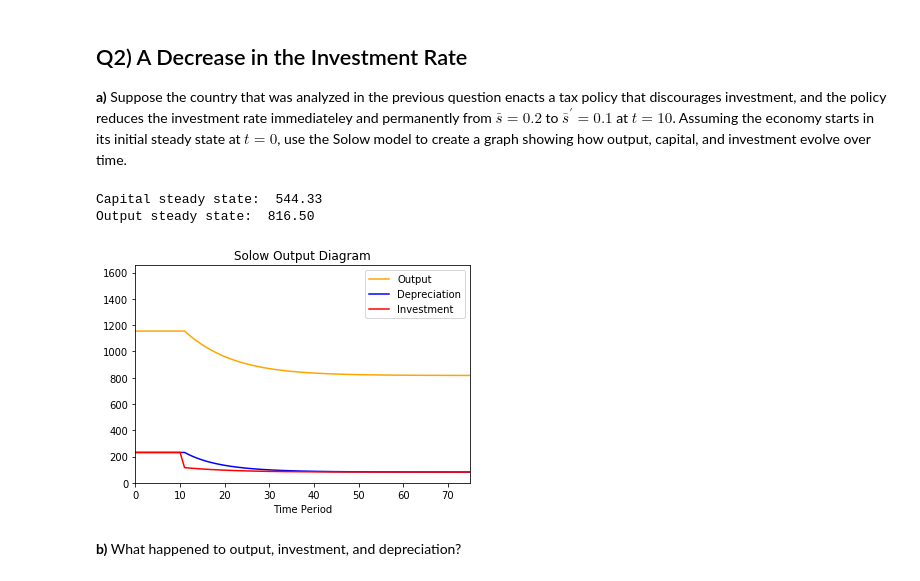
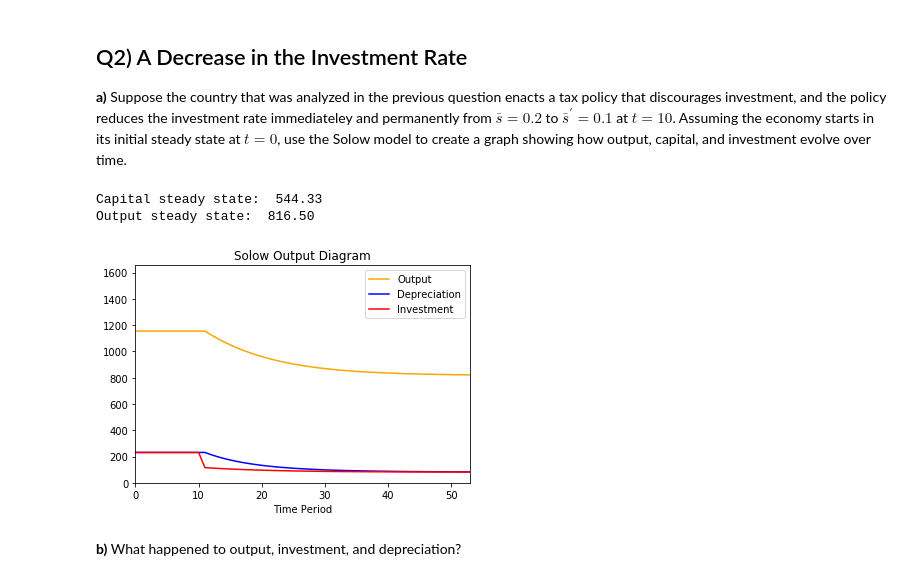
Before and after one commit to dylanjm/econ_381_development, a Jupyter notebook: solution_versions/chapter_05_solutions.ipynb, the cells around one changed output. Saved outputs shown, nothing was run; the diff lists cells and outputs as text; code cells hidden in the pictures.

```diff
--- a/solution_versions/chapter_05_solutions.ipynb
+++ b/solution_versions/chapter_05_solutions.ipynb
@@ -324,35 +372,35 @@ for i in range(0, 10):
     depreciation = np.append(depreciation, d * capital[i])
     change_in_capital = np.append(change_in_capital, investment[i] - depreciation[i])
 
 
 s = .1
-epsilon = 1
+epsilon = 10
 
 while (abs(capital[i] - K_star(L, s, d, A, alpha))) >epsilon:
     i += 1
     time = np.append(time, i)
     capital = np.append(capital, capital[i - 1] + change_in_capital[i - 1])
     output = np.append(output, production_function(A, capital[i], L, alpha))
     investment = np.append(investment, s * output[i])
     depreciation = np.append(depreciation, d * capital[i])
     change_in_capital = np.append(change_in_capital, investment[i] - depreciation[i])
 
 print('Capital steady state: ', '{:,.2f}'.format(K_star(L, s, d, A, alpha)))
 print('Output steady state: ', '{:,.2f}'.format(Y_star(L, s, d, A, alpha)))
 
 plt.plot(time, output, 'orange', label = 'Output')
 plt.plot(time, depreciation, 'blue', label = 'Depreciation')
 plt.plot(time, investment, 'red', label = 'Investment')
 plt.title('Solow Output Diagram')
 plt.xlabel('Time Period')
 plt.ylim(0, np.max(output)+500)
 plt.xlim(0, i)
 plt.legend()
 plt.show()
 # %% [output]
 Capital steady state:  544.33
 Output steady state:  816.50
-[figure, old version]
+[figure, new version]
 # %% [markdown]
 __b)__ What happened to output, investment, and depreciation?
 # %% [markdown]
```
Also changed, not shown: parts of 7 cells of this notebook, 1 other file.
